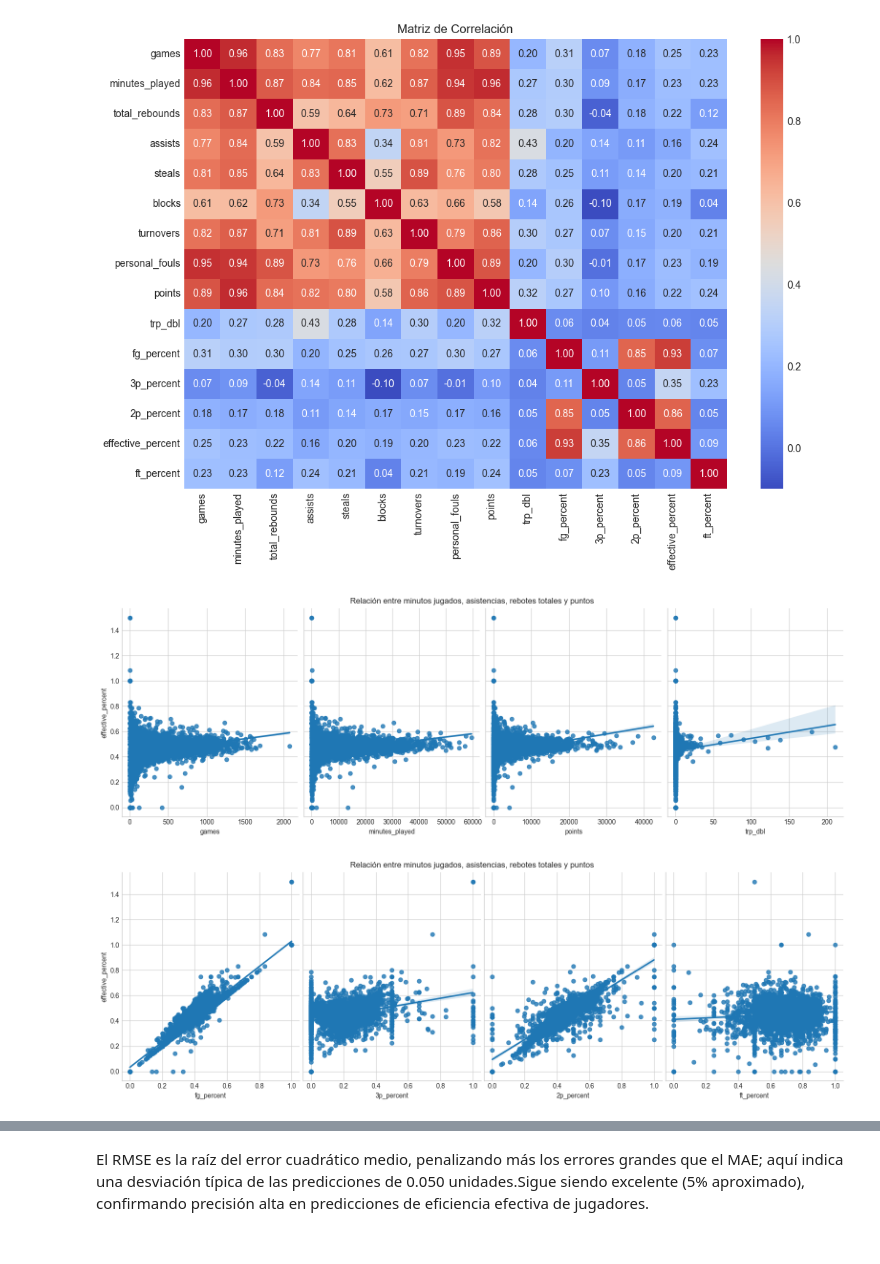
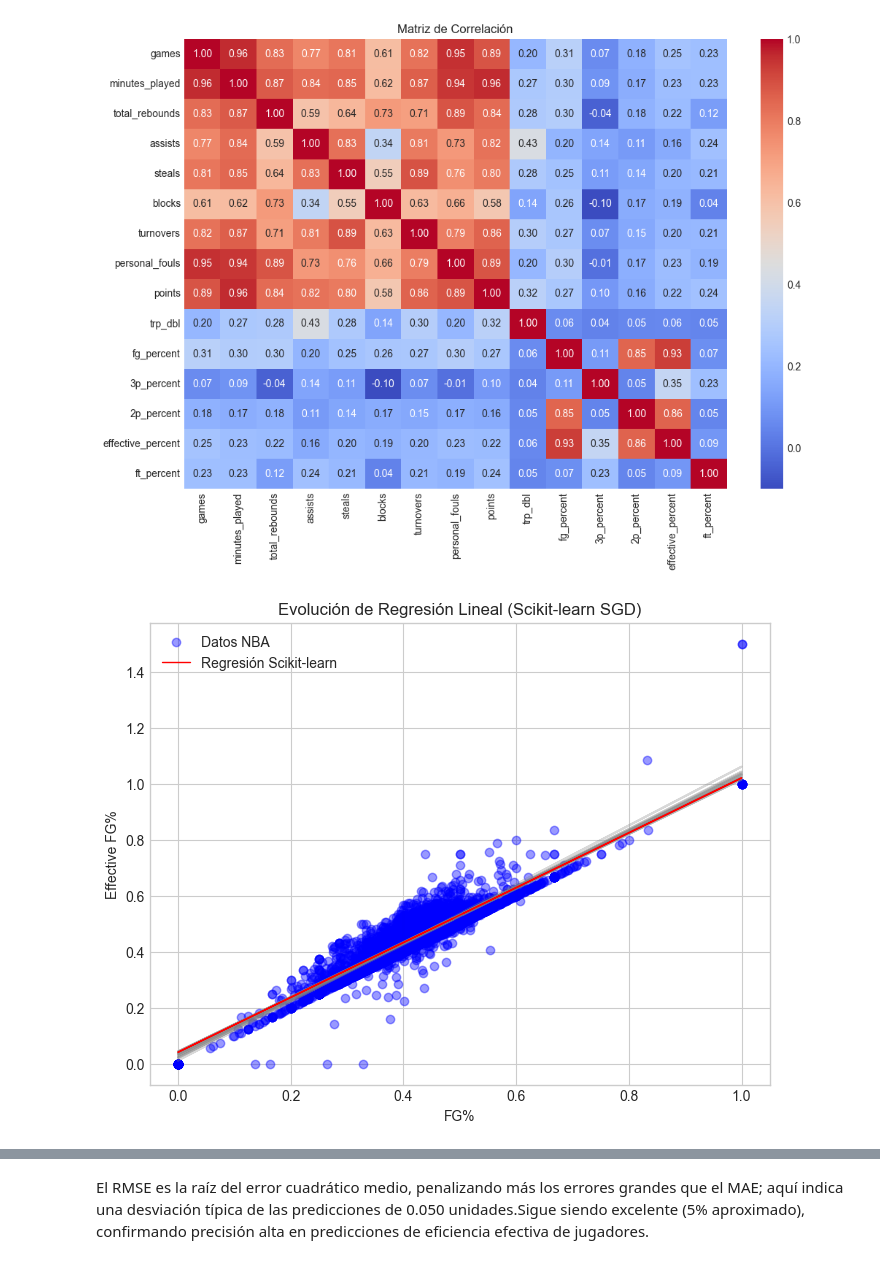
Before and after one commit to jacc1087/Estadistica, a Jupyter notebook: PracticaEstadistica__Contreras_Caño_Jose_Angel.ipynb, the cells around one changed output, grey strips where cells are left out. Cells and saved outputs as stored; diff of their text form; code cells hidden in the pictures.

```diff
--- a/PracticaEstadistica__Contreras_Caño_Jose_Angel.ipynb
+++ b/PracticaEstadistica__Contreras_Caño_Jose_Angel.ipynb
@@ -338,17 +395,51 @@ plt.title('Matriz de Correlación')
 plt.show()
 # %% [output]
 [figure]
-# %%
-sns.pairplot(df, x_vars=['games','minutes_played', 'points', 'trp_dbl'], y_vars='effective_percent', height=5, aspect=0.8, kind='reg')
-plt.suptitle('Relación entre minutos jugados, asistencias, rebotes totales y puntos', y=1.02)
-plt.show()
-
-sns.pairplot(df, x_vars=['fg_percent', '3p_percent','2p_percent','ft_percent'], y_vars='effective_percent', height=5, aspect=0.8, kind='reg')
-plt.suptitle('Relación entre minutos jugados, asistencias, rebotes totales y puntos', y=1.02)
-plt.show()
-# %% [output]
-[figure, removed]
-[figure, removed]
+# %%
+from sklearn.linear_model import SGDRegressor
+from sklearn.preprocessing import StandardScaler
+
+# --- PREPARACIÓN DE DATOS ---
+df_clean = df[['fg_percent', 'effective_percent']].dropna()
+
+# Scikit-learn requiere que X sea una matriz (2D)
+X = df_clean['fg_percent'].values.reshape(-1, 1)
+y = df_clean['effective_percent'].values.reshape(-1, 1) # Aplanar a 1D para sklearn
+
+# ESCALADO: Muy importante para que el Descenso de Gradiente de sklearn funcione bien
+scaler = StandardScaler()
+X_scaled = scaler.fit_transform(X)
+
+def with_sklearn(X_scaled, y, X_original, iteraciones=15):
+    # Creamos el modelo de Descenso de Gradiente Estocástico
+    model = SGDRegressor(learning_rate='constant', eta0=0.01, max_iter=1)
+
+    # Visualización inicial
+    plt.figure(figsize=(10, 6))
+    plt.scatter(X_original, y, color='blue', alpha=0.4, label='Datos NBA')
+
+    for i in range(iteraciones):
+        # partial_fit entrena el modelo una sola iteración (una "época")
+        model.partial_fit(X_scaled, y)
+
+        # Obtenemos las predicciones actuales para dibujar la línea gris
+        y_pred = model.predict(X_scaled)
+        plt.plot(X_original, y_pred, color='gray', alpha=0.3)
+
+    # Línea final tras el entrenamiento
+    y_final = model.predict(X_scaled)
+    plt.plot(X_original, y_final, color='red', linewidth=1, label='Regresión Scikit-learn')
+
+    plt.title('Evolución de Regresión Lineal (Scikit-learn SGD)')
+    plt.xlabel('FG%')
+    plt.ylabel('Effective FG%')
+    plt.legend()
+    plt.show()
+
+# Ejecutar
+with_sklearn(X_scaled, y, X)
+# %% [output]
+[figure, added]
 # %%
 from sklearn.metrics import mean_absolute_error, mean_squared_error, r2_score
 
```
Also changed, not shown: parts of 35 cells of this notebook.
